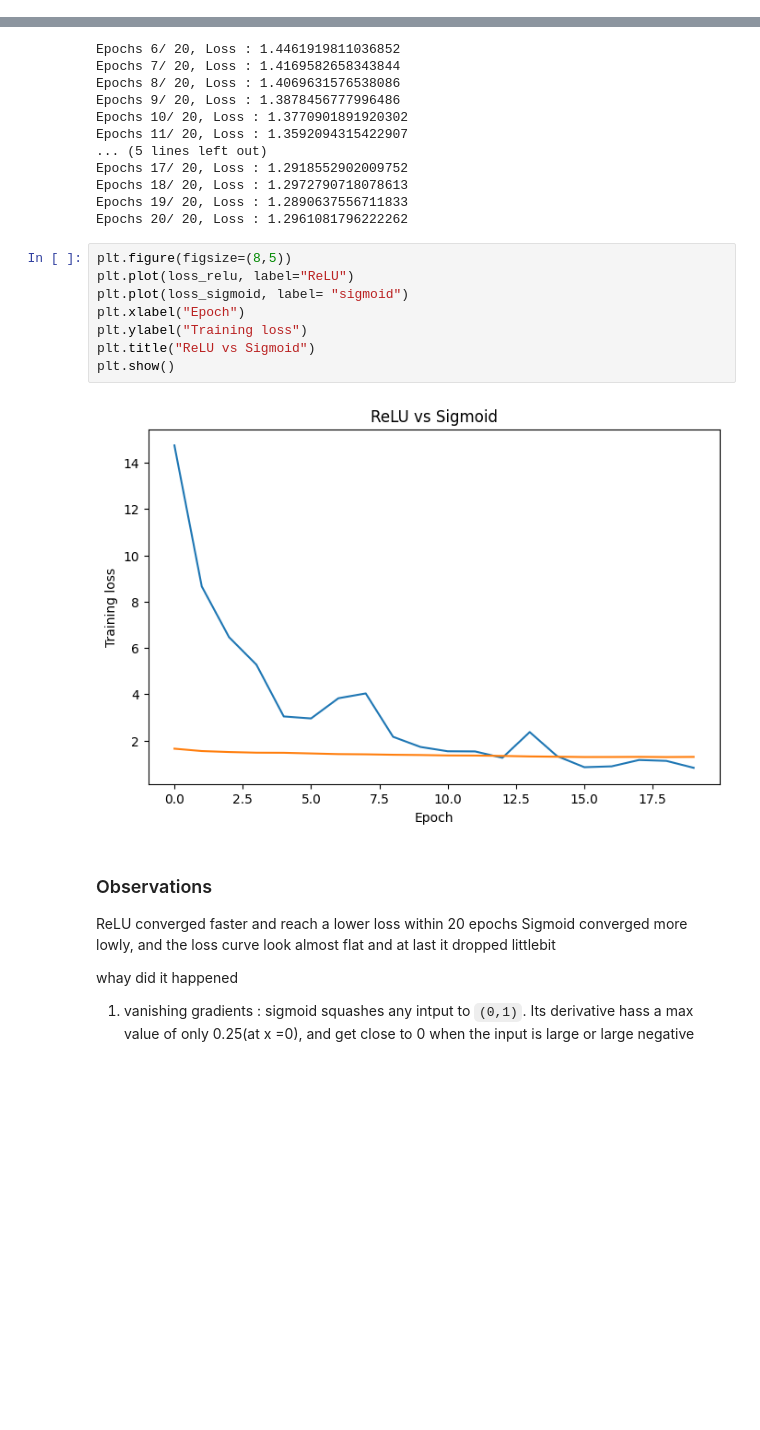
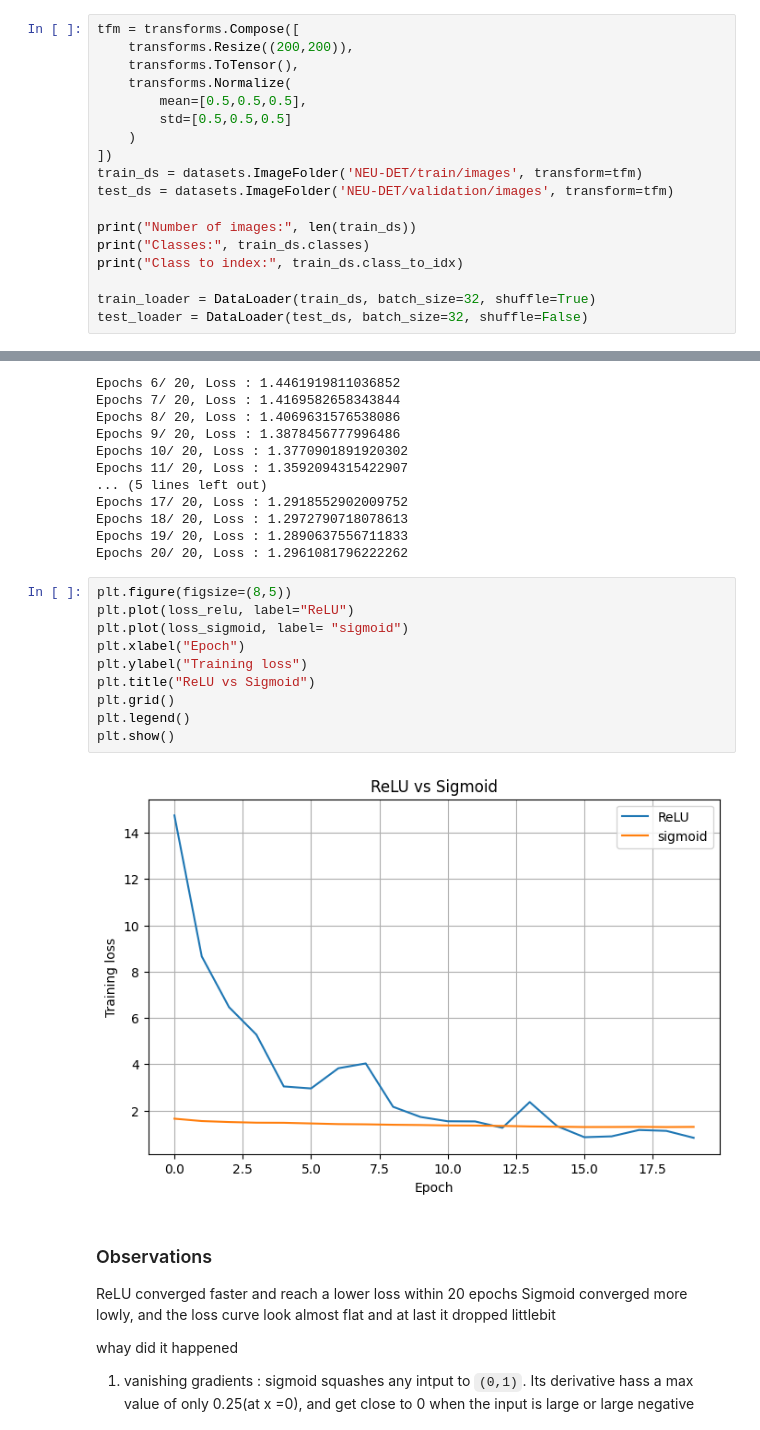
Before and after one commit to un1u3/ml-labs, a Jupyter notebook: fusemachines-2026/phase3/assignment1/NEU_Surface_Defect.ipynb, the cells around one changed output, grey strips where cells are left out. Cells and saved outputs as stored; diff of their text form; blank space fills up the shorter version.

```diff
--- a/fusemachines-2026/phase3/assignment1/NEU_Surface_Defect.ipynb
+++ b/fusemachines-2026/phase3/assignment1/NEU_Surface_Defect.ipynb
@@ -54,0 +56,18 @@ test_loader = DataLoader(
+# %%
+tfm = transforms.Compose([
+    transforms.Resize((200,200)),
+    transforms.ToTensor(),
+    transforms.Normalize(
+        mean=[0.5,0.5,0.5],
+        std=[0.5,0.5,0.5]
+    )
+])
+train_ds = datasets.ImageFolder('NEU-DET/train/images', transform=tfm)
+test_ds = datasets.ImageFolder('NEU-DET/validation/images', transform=tfm)
+
+print("Number of images:", len(train_ds))
+print("Classes:", train_ds.classes)
+print("Class to index:", train_ds.class_to_idx)
+
+train_loader = DataLoader(train_ds, batch_size=32, shuffle=True)
+test_loader = DataLoader(test_ds, batch_size=32, shuffle=False)
@@ -194,13 +217,15 @@ Epochs 20/ 20, Loss : 1.2961081796222262
 # %%
 plt.figure(figsize=(8,5))
 plt.plot(loss_relu, label="ReLU")
 plt.plot(loss_sigmoid, label= "sigmoid")
 plt.xlabel("Epoch")
 plt.ylabel("Training loss")
 plt.title("ReLU vs Sigmoid")
+plt.grid()
+plt.legend()
 plt.show()
 # %% [output]
-[figure, old version]
+[figure, new version]
 # %% [markdown]
 ### Observations
 ReLU converged faster and reach a lower loss within 20 epochs
```
Also changed, not shown: parts of 15 cells of this notebook.
